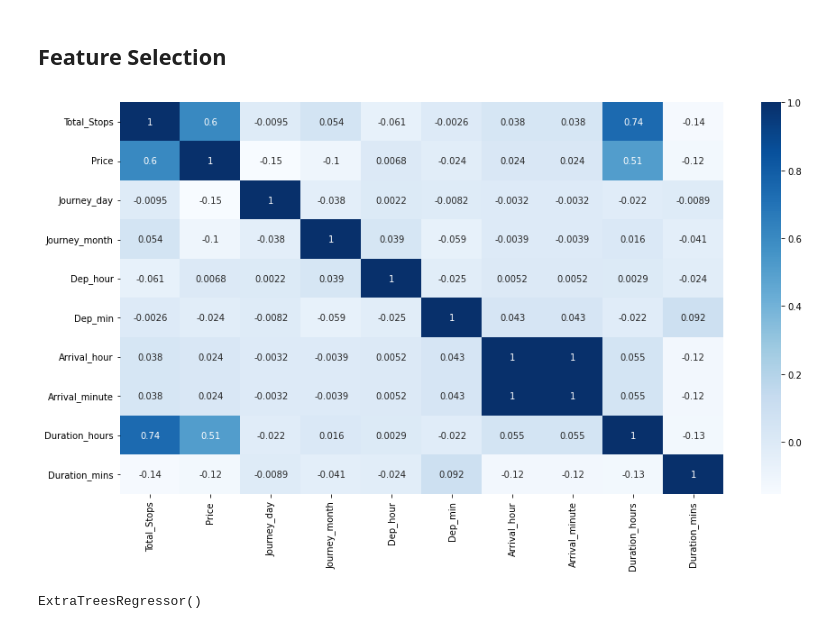
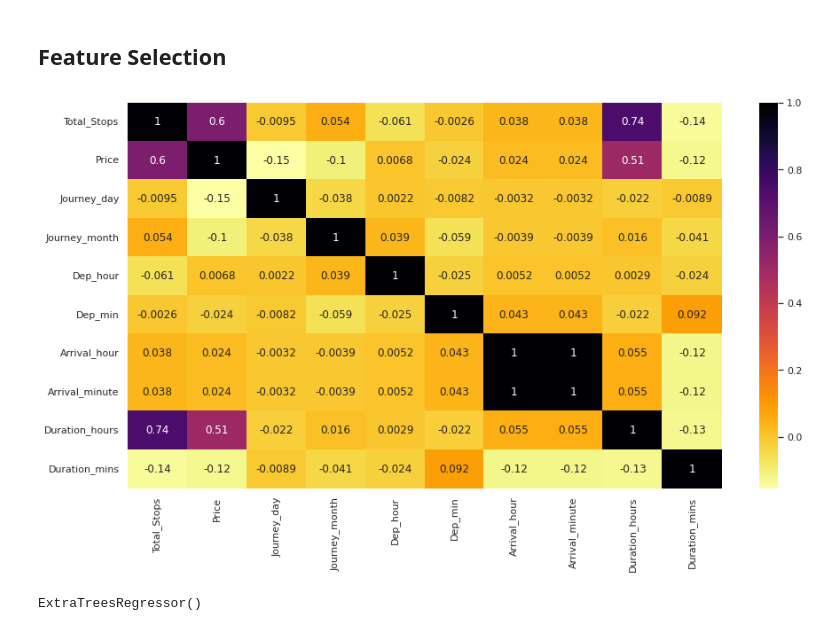
Before and after one commit to LiamAcker/FlightFarePredictor, a Jupyter notebook: ML.ipynb, the cells around one changed output. Cells and saved outputs as stored; diff of their text form; code cells hidden in the pictures.

```diff
--- a/ML.ipynb
+++ b/ML.ipynb
@@ -230,10 +226,10 @@ X_train,X_test,y_train,y_test = train_test_split(X,y,test_size=0.2,random_state=
 ## Feature Selection
 # %%
 plt.figure(figsize = (15,8))
-sns.heatmap(data_train.corr(),annot = True,cmap = "Blues")
+sns.heatmap(data_train.corr(),annot = True,cmap = "inferno_r")
 plt.show()
 # %% [output]
-[figure, old version]
+[figure, new version]
 # %%
 from sklearn.ensemble import ExtraTreesRegressor
 selection = ExtraTreesRegressor()
```
Also changed, not shown: parts of 15 cells of this notebook.
